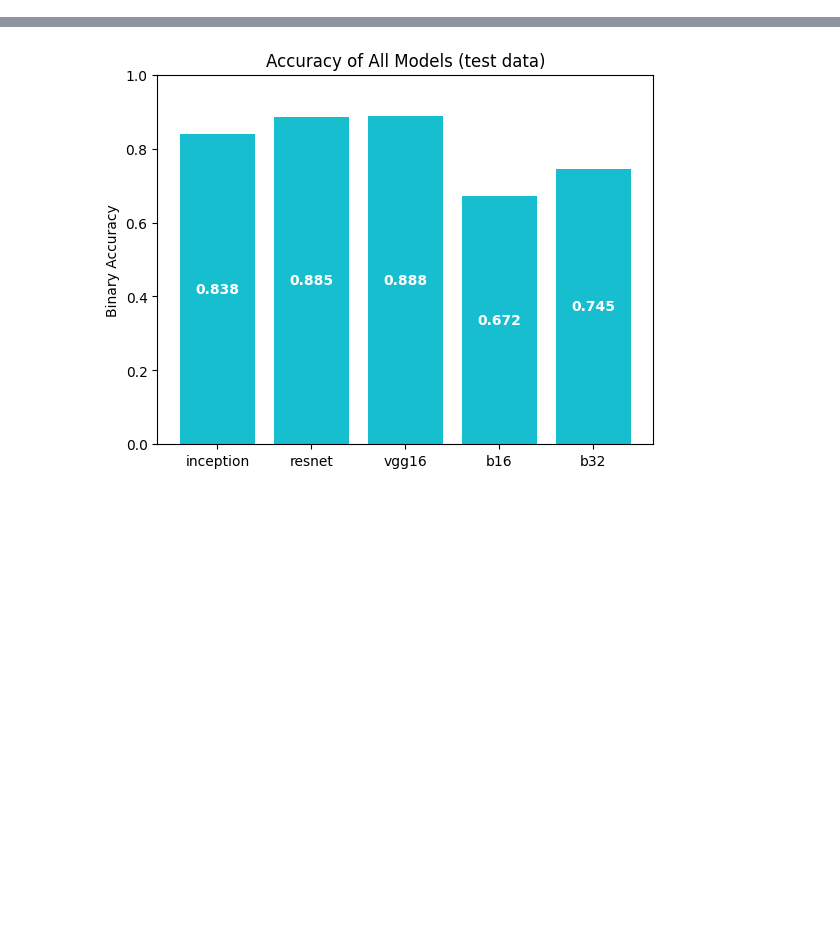
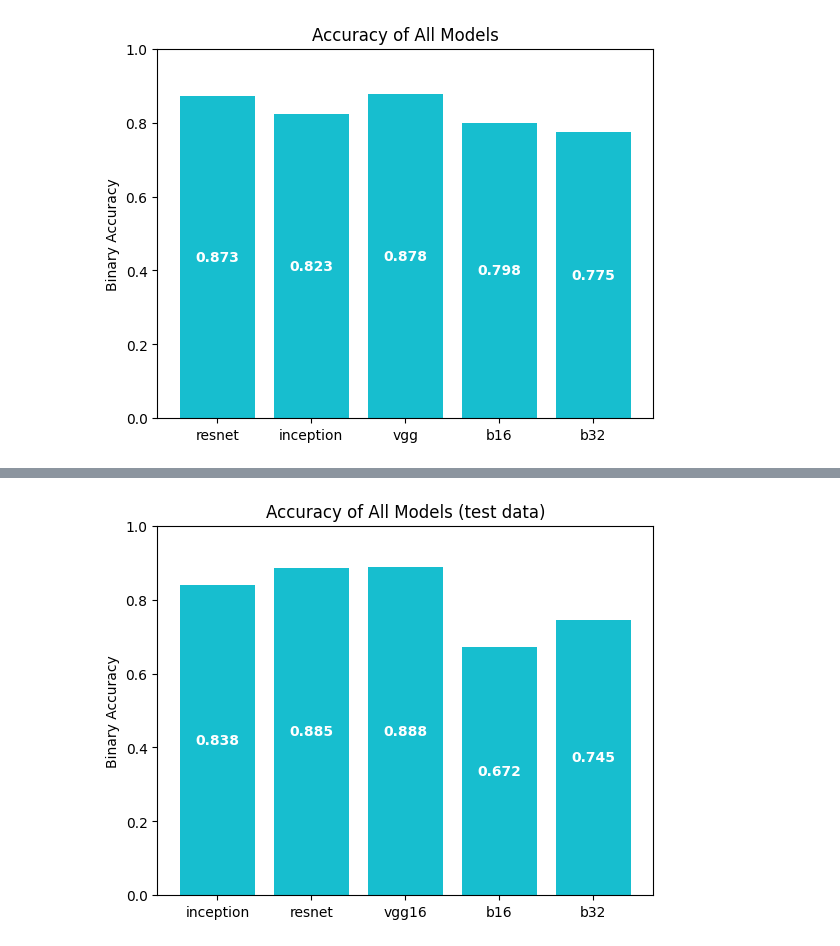
Before and after one commit to rutgerluinge/BrainTumorDetection, a Jupyter notebook: plotting.ipynb, the cells around one changed output, grey strips where cells are left out. Cells and saved outputs as stored; diff of their text form; code cells hidden in the pictures; blank space fills up the shorter version.

```diff
--- a/plotting.ipynb
+++ b/plotting.ipynb
@@ -61,3 +123,12 @@ c_val_result_dict =  pickle.load(open("models and histories/data_dictionary.pick
+# %%
+acc_loss_dict = {}
+
+for name, values in hist_dict.items():
+    acc_loss_dict[name] = [np.max(values[3]), np.max(values[1])]
+
+bar_accuracy_plot(acc_loss_dict)
+# %% [output]
+[figure, added]
 # %%
 # make loss and accuracy learning plots
 
```
Also changed, not shown: parts of 11 cells of this notebook, 4 other files.
